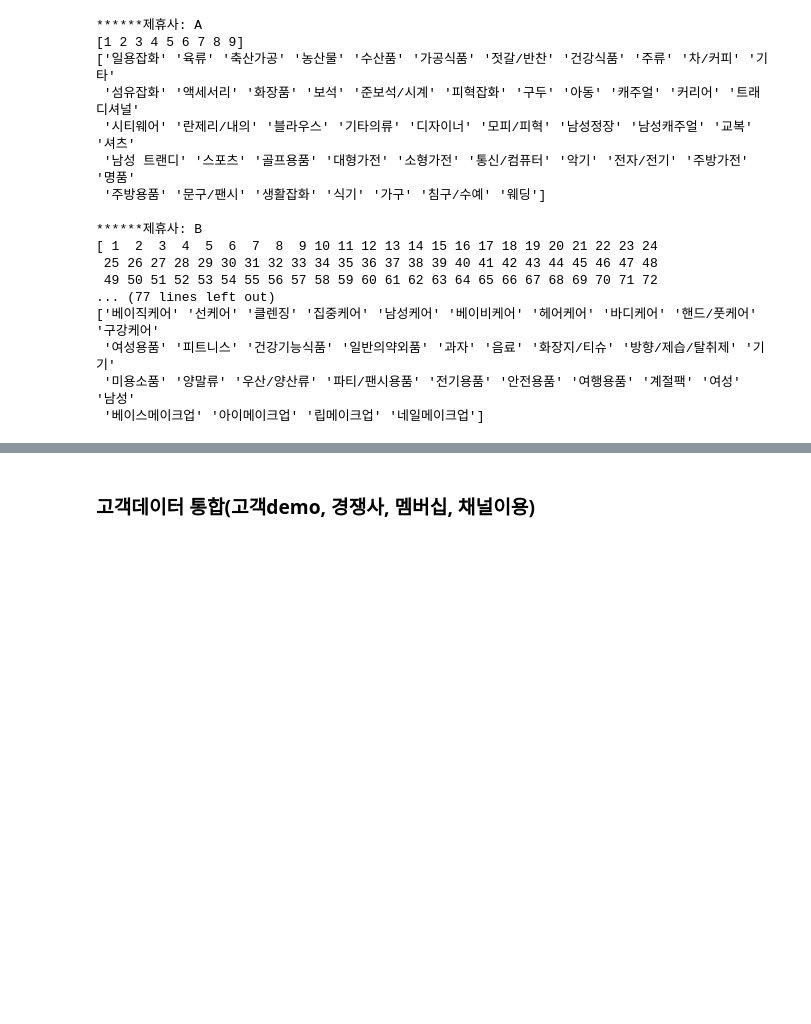
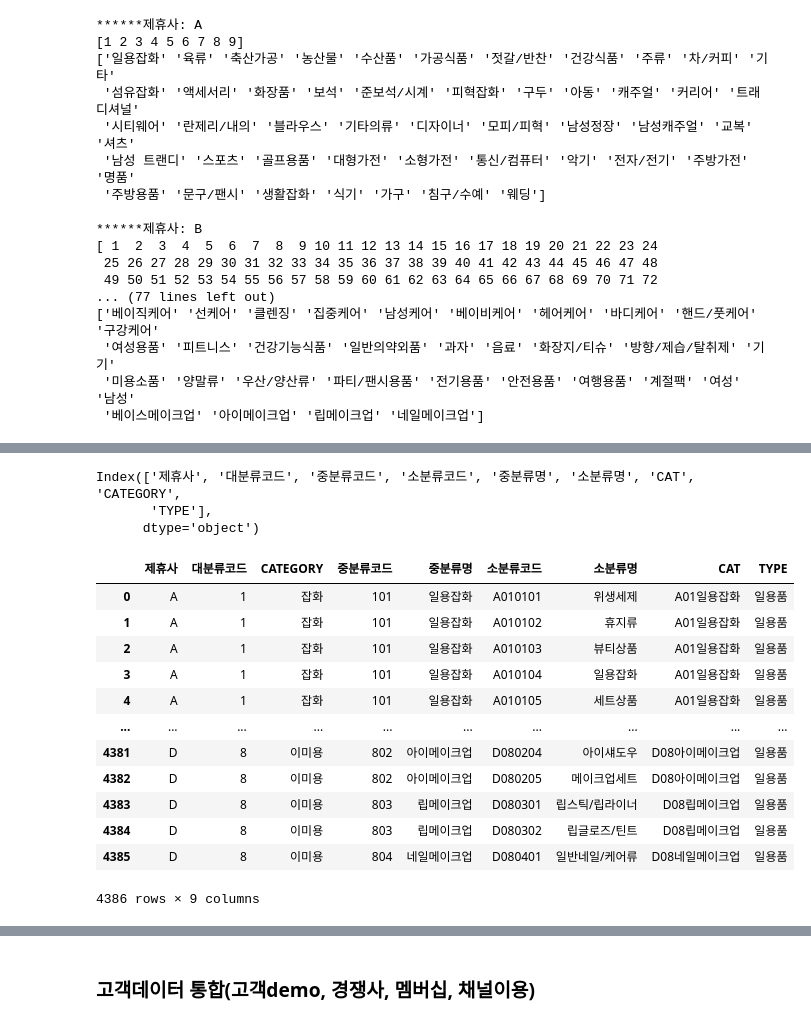
Before and after one commit to choi-aerim/cakd7_class, a Jupyter notebook: m5_DB/구매데이터 분석.ipynb, the cells around one changed output, grey strips where cells are left out. Cells and saved outputs as stored; diff of their text form; code cells hidden in the pictures; blank space fills up the shorter version.

```diff
--- a/m5_DB/구매데이터 분석.ipynb
+++ b/m5_DB/구매데이터 분석.ipynb
@@ -165,0 +307,23 @@ for asso in product['제휴사'].unique():
+# %%
+merge_product.columns
+# %% [output]
+Index(['제휴사', '대분류코드', '중분류코드', '소분류코드', '중분류명', '소분류명', 'CAT', 'CATEGORY',
+       'TYPE'],
+      dtype='object')
+# %%
+merge_product = merge_product[['제휴사', '대분류코드','CATEGORY', '중분류코드','중분류명', '소분류코드', '소분류명', 'CAT','TYPE']]
+merge_product
+# %% [output]
+|  | 제휴사 | 대분류코드 | CATEGORY | 중분류코드 | 중분류명 | 소분류코드 | 소분류명 | CAT | TYPE |
+| 0 | A | 1 | 잡화 | 101 | 일용잡화 | A010101 | 위생세제 | A01일용잡화 | 일용품 |
+| 1 | A | 1 | 잡화 | 101 | 일용잡화 | A010102 | 휴지류 | A01일용잡화 | 일용품 |
+| 2 | A | 1 | 잡화 | 101 | 일용잡화 | A010103 | 뷰티상품 | A01일용잡화 | 일용품 |
+| 3 | A | 1 | 잡화 | 101 | 일용잡화 | A010104 | 일용잡화 | A01일용잡화 | 일용품 |
+| 4 | A | 1 | 잡화 | 101 | 일용잡화 | A010105 | 세트상품 | A01일용잡화 | 일용품 |
+| ... | ... | ... | ... | ... | ... | ... | ... | ... | ... |
+| 4381 | D | 8 | 이미용 | 802 | 아이메이크업 | D080204 | 아이섀도우 | D08아이메이크업 | 일용품 |
+| 4382 | D | 8 | 이미용 | 802 | 아이메이크업 | D080205 | 메이크업세트 | D08아이메이크업 | 일용품 |
+| 4383 | D | 8 | 이미용 | 803 | 립메이크업 | D080301 | 립스틱/립라이너 | D08립메이크업 | 일용품 |
+| 4384 | D | 8 | 이미용 | 803 | 립메이크업 | D080302 | 립글로즈/틴트 | D08립메이크업 | 일용품 |
+| 4385 | D | 8 | 이미용 | 804 | 네일메이크업 | D080401 | 일반네일/케어류 | D08네일메이크업 | 일용품 |
+4386 rows × 9 columns
```
Also changed, not shown: parts of 13 cells of this notebook.
